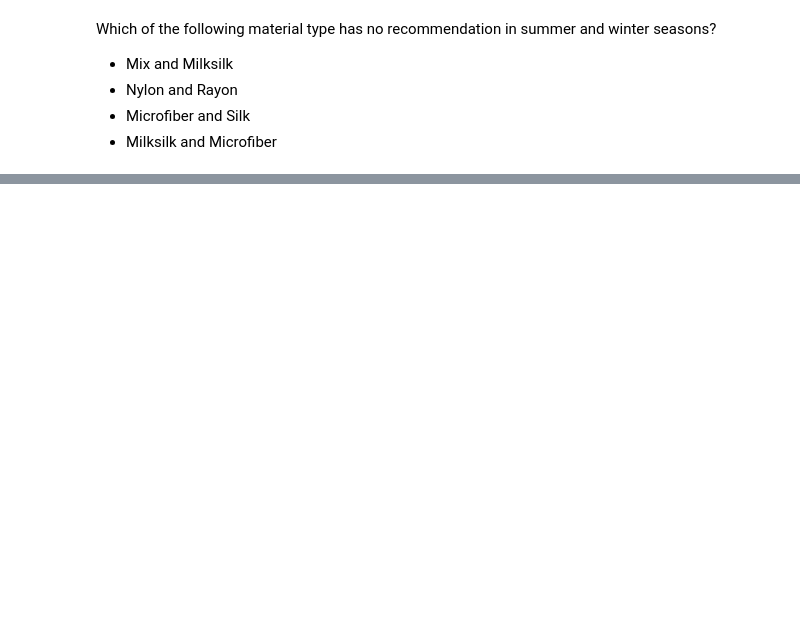
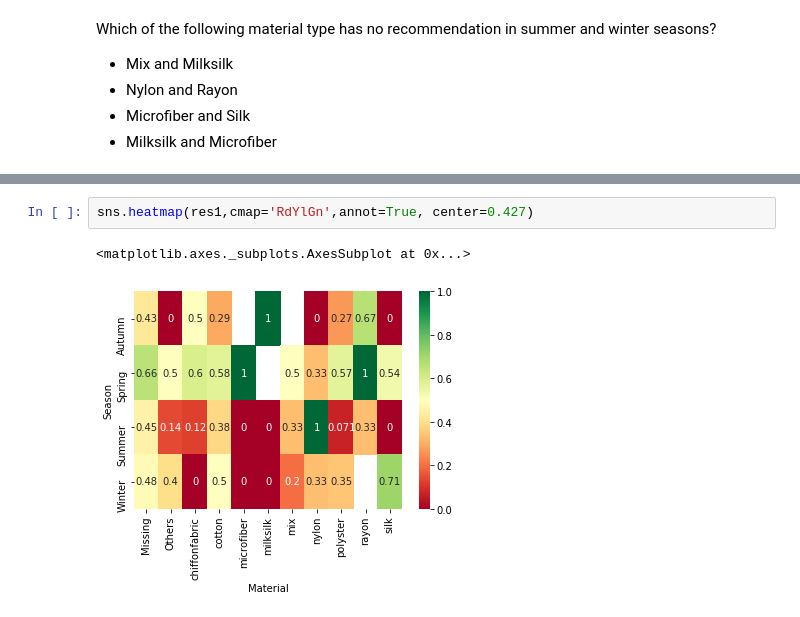
Before and after one commit to Dharani-Arumugam/PostGraduate-Diploma-DataScience, a Jupyter notebook: Sales_Data_Analysis/Dress_Sales_DataAnalysis.ipynb, the cells around one changed output, grey strips where cells are left out. Saved outputs shown, nothing was run; the diff lists cells and outputs as text; blank space fills up the shorter version.

```diff
--- a/Sales_Data_Analysis/Dress_Sales_DataAnalysis.ipynb
+++ b/Sales_Data_Analysis/Dress_Sales_DataAnalysis.ipynb
@@ -881,0 +952,5 @@ Which of the following material type has no recommendation in summer and winter
+# %%
+sns.heatmap(res1,cmap='RdYlGn',annot=True, center=0.427)
+# %% [output]
+<matplotlib.axes._subplots.AxesSubplot at 0x...>
+[figure, added]
```
Also changed, not shown: parts of 11 cells of this notebook.
